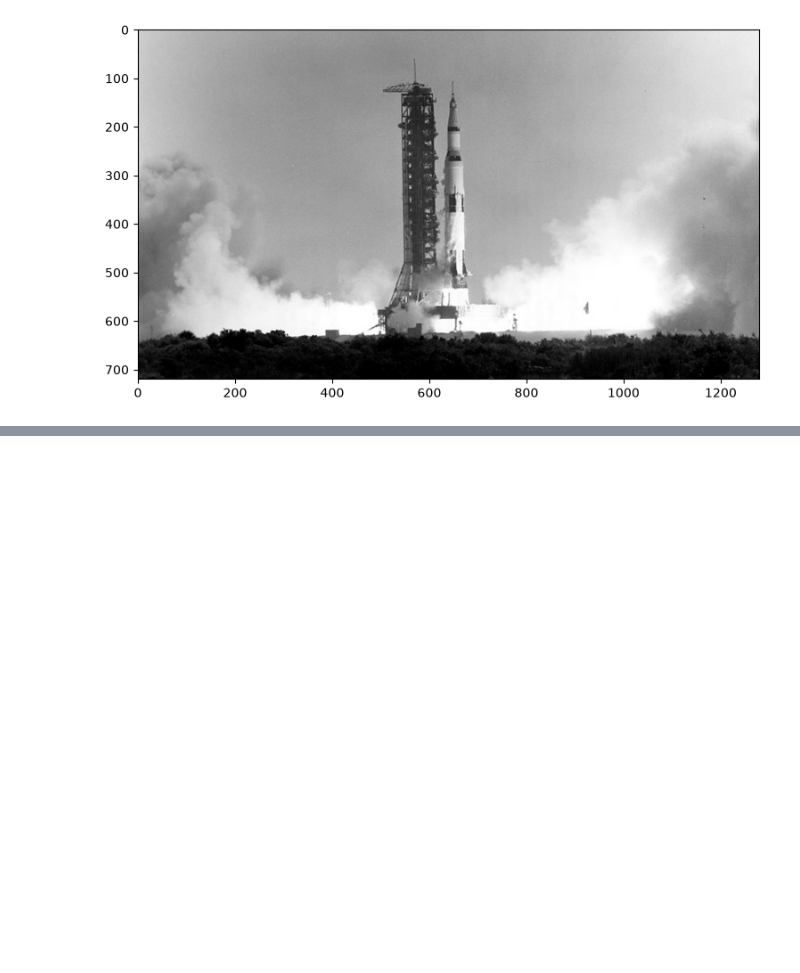
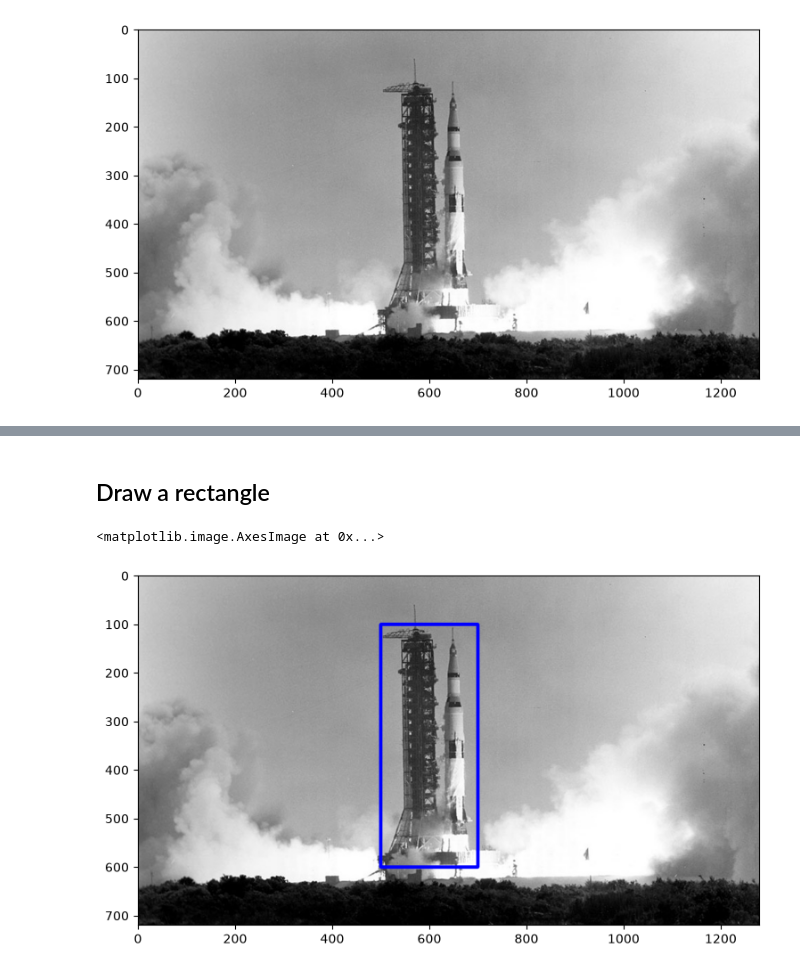
Before and after one commit to qzgeorget/2026-27-prep, a Jupyter notebook: OpenCVBootcamp/Notebooks/Image_Annotation.ipynb, the cells around one changed output, grey strips where cells are left out. Saved outputs shown, nothing was run; the diff lists cells and outputs as text; code cells hidden in the pictures; blank space fills up the shorter version.

```diff
--- a/OpenCVBootcamp/Notebooks/Image_Annotation.ipynb
+++ b/OpenCVBootcamp/Notebooks/Image_Annotation.ipynb
@@ -21,0 +45,11 @@ plt.imshow(img)
+# %% [markdown]
+## Draw a rectangle
+# %%
+img_rectangle = img.copy()
+
+cv.rectangle(img_rectangle, (500, 100), (700, 600), (0, 0, 255), thickness = 5, lineType = cv.LINE_8)
+
+plt.imshow(img_rectangle)
+# %% [output]
+<matplotlib.image.AxesImage at 0x...>
+[figure, added]
```
Also changed, not shown: parts of 7 cells of this notebook, 7 other files.
